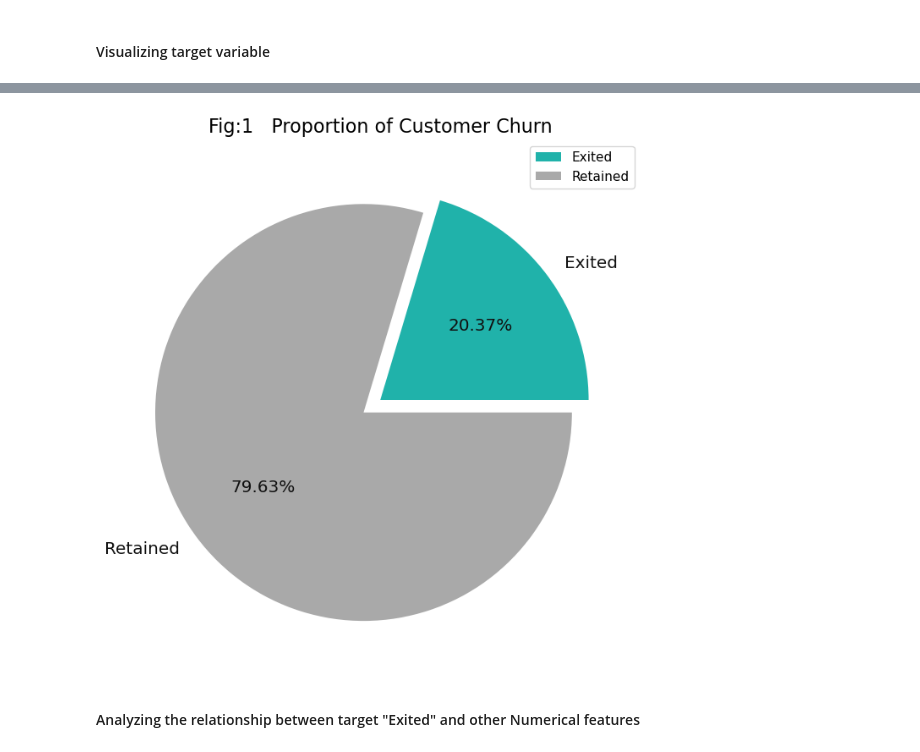
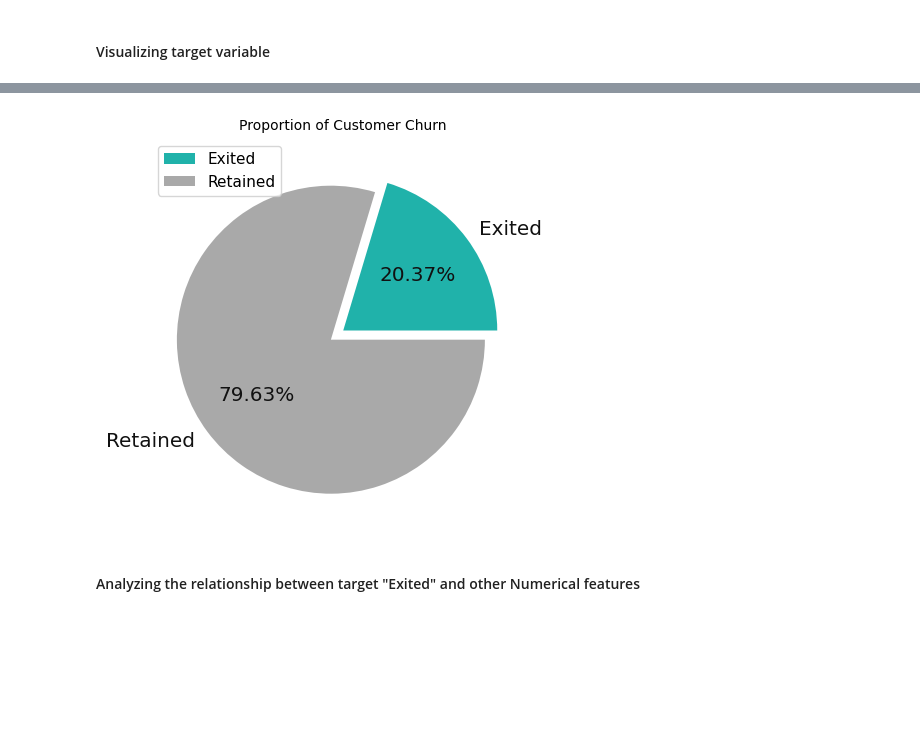
Before and after one commit to Tafadzwa03kusie/Banking_churn, a Jupyter notebook: Assignment 3.ipynb, the cells around one changed output, grey strips where cells are left out. Cells and saved outputs as stored; diff of their text form; code cells hidden in the pictures; blank space fills up the shorter version.

```diff
--- a/Assignment 3.ipynb
+++ b/Assignment 3.ipynb
@@ -161,7 +162,6 @@ C:\Program Files\Google\Chrome\Application\chrome.exe
 # %% [markdown]
 #### Visualizing target variable
 # %%
-plt.rcParams['figure.figsize'] =[10,6]
 sns.kdeplot(x=churn_df["Exited"], shade=True)
 plt.title("Number of Exited members")
 plt.show
@@ -171,19 +171,19 @@ plt.show
 # %%
 #Create a list that contains the number of exited customer
 ExitedList = [churn_df.Exited[churn_df['Exited']==1].count(), churn_df.Exited[churn_df['Exited']==0].count()]
 
 #set figure size and title
-plt.subplots(figsize=(8, 8))
-plt.title('Fig:1   Proportion of Customer Churn', size = 16)
+plt.subplots(figsize=(5, 5))
+plt.title('Proportion of Customer Churn', size = 10)
 
 #display the proportion of Customer Churn
 plt.pie(ExitedList,labels = ['Exited', 'Retained'], autopct='%.2f%%',
         explode = (0 ,0.10),textprops={'color':"#111",'size': "x-large"}, colors = ['lightseagreen','darkgrey'])
 plt.legend(labels = ['Exited', 'Retained'], loc = "best",prop={'size': 11})
 
 plt.savefig("Scatter2.jpg",bbox_inches='tight',dpi =200)
 # %% [output]
-[figure, old version]
+[figure, new version]
 # %% [markdown]
 #### Analyzing the relationship between target "Exited" and other Numerical features
 # %%
```
Also changed, not shown: parts of 21 cells of this notebook.
